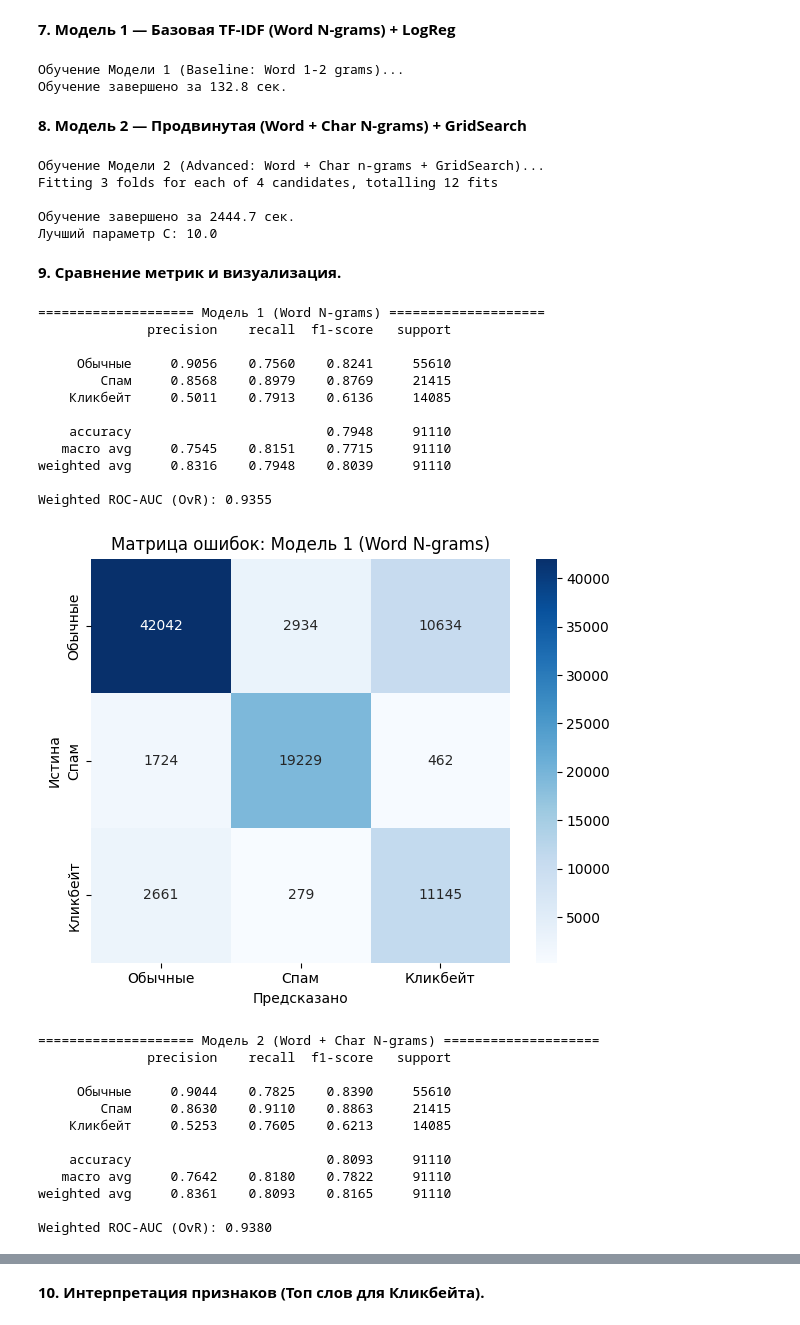
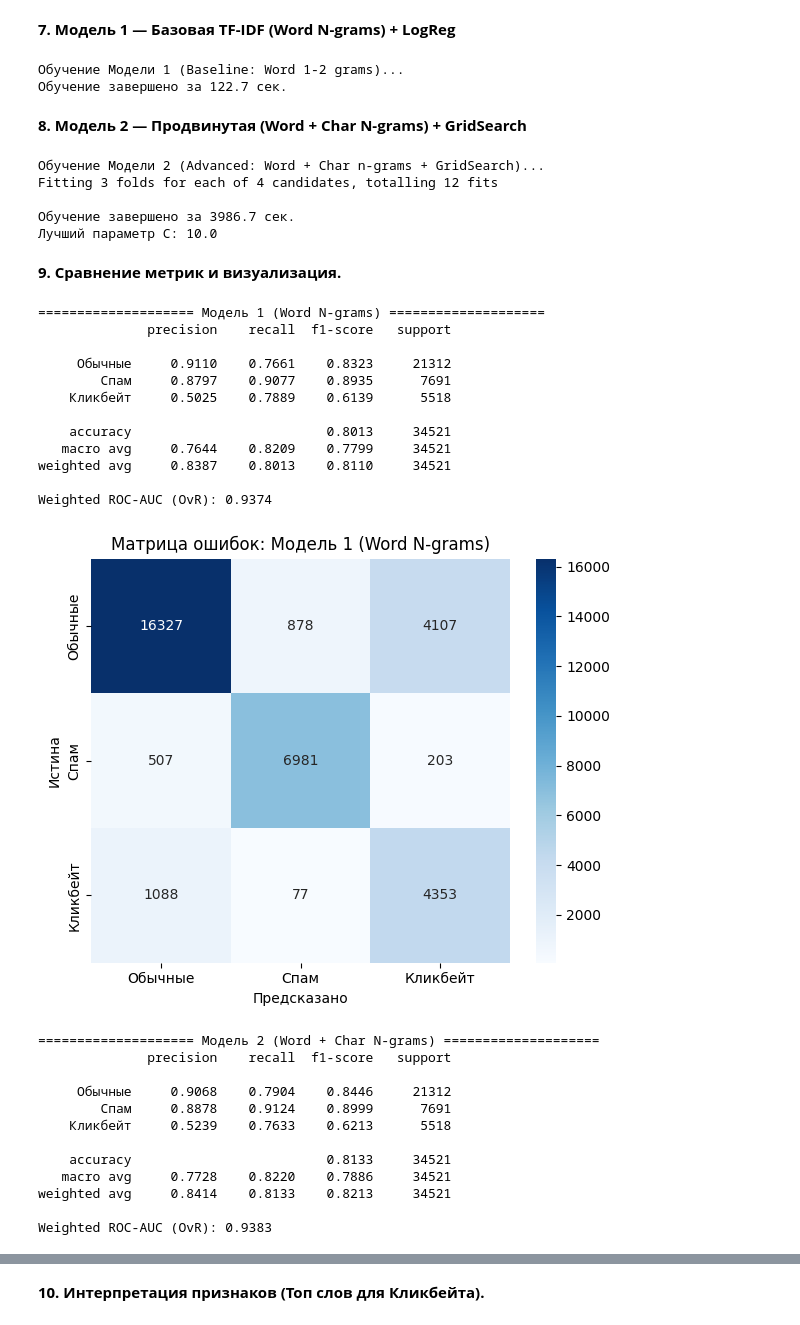
Before and after one commit to pudoff/SpamClickbaitClassification, a Jupyter notebook: Datasets/1_EDA-TFIDF_LogisticRegression.ipynb, the cells around one changed output, grey strips where cells are left out. Saved outputs shown, nothing was run; the diff lists cells and outputs as text; code cells hidden in the pictures.

```diff
--- a/Datasets/1_EDA-TFIDF_LogisticRegression.ipynb
+++ b/Datasets/1_EDA-TFIDF_LogisticRegression.ipynb
@@ -269,12 +284,27 @@ profile
 # %%
+# Контроль содержимого ДО дедупликации и train/test split.
+# df.csv не перезаписывается. Повторы x4+ удаляются как фрагменты;
+# затем исключаются записи без русских букв или с <3 русскими словами.
+from dataset_filtering import filter_dataset, save_filter_audit
+
+raw_shape = df.shape
+df, quality_changes, quality_stats = filter_dataset(df)
+quality_output_dir = OUTPUT_DIR / "filtering" / "1_EDA-TFIDF_LogisticRegression"
+save_filter_audit(quality_changes, quality_stats, quality_output_dir)
+print("Исходных записей:", quality_stats["input_rows"])
+print("Исключено по качеству:", quality_stats["excluded_rows"])
+print("Сохранено после исправления повторов:", quality_stats["corrected_retained_rows"])
+print("Журнал очистки:", quality_output_dir)
+
 # Сохраняем исходный размер датасета ПЕРЕД очисткой
-initial_shape = df.shape
+initial_shape = raw_shape
+after_quality_shape = df.shape
 
 # 1) Полные дубликаты (совпадают и текст, и метка)
 df = df.drop_duplicates()
 print(f"Исходный размер датасета: {initial_shape}")
 print(f"После удаления полных дубликатов: {df.shape}")
-print(f"Удалено строк: {initial_shape[0] - df.shape[0]}")
+print(f"Удалено строк: {after_quality_shape[0] - df.shape[0]}")
 
 # 2) Конфликтующие метки: один и тот же текст с разными метками.
 #    Такие строки переживают drop_duplicates и являются шумом в разметке -
@@ -385,7 +426,7 @@ print(f"\nПример очищенного текста:\n{X_train_clean.iloc[0
 **6. Настройка кросс-валидации и борьба с дисбалансом.**
 # %%
 # Стратифицированная кросс-валидация
-cv_strategy = StratifiedKFold(n_splits=3, shuffle=True, random_state=42)
+cv_strategy = StratifiedGroupKFold(n_splits=3, shuffle=True, random_state=42)
 # %% [markdown]
 **7. Модель 1 — Базовая TF-IDF (Word N-grams) + LogReg**
 # %%
@@ -417,13 +458,13 @@ model1 = Pipeline(
 )
 
 model1.fit(X_train_clean, y_train)
-pred1 = model1.predict(X_test_clean)
-proba1 = model1.predict_proba(X_test_clean)
+pred1 = model1.predict(X_dev_clean)
+proba1 = model1.predict_proba(X_dev_clean)
 
 print(f"Обучение завершено за {time.perf_counter() - t0:.1f} сек.")
 # %% [output]
 Обучение Модели 1 (Baseline: Word 1-2 grams)...
-Обучение завершено за 132.8 сек.
+Обучение завершено за 122.7 сек.
 # %% [markdown]
 **8. Модель 2 — Продвинутая (Word + Char N-grams) + GridSearch**
 # %%
@@ -466,23 +507,23 @@ model2_base = Pipeline(
     ]
 )
 
-# Подбор гиперпараметра регуляризации C на основе weighted F1 (учитывает дисбаланс)
+# Подбор гиперпараметра регуляризации C по macro F1: каждый класс имеет одинаковый вклад
 param_grid = {"clf__C": [0.5, 1.0, 10.0, 100.0]}
 
 grid = GridSearchCV(
     model2_base,
     param_grid,
     cv=cv_strategy,
-    scoring="f1_weighted",
+    scoring="f1_macro",
     n_jobs=N_JOBS,
     pre_dispatch=N_JOBS,   # не более N_JOBS копий X в очереди одновременно
     verbose=1,
 )
-grid.fit(X_train_clean, y_train)
+grid.fit(X_train_clean, y_train, groups=groups_train)
 
 best_model2 = grid.best_estimator_
-pred2 = best_model2.predict(X_test_clean)
-proba2 = best_model2.predict_proba(X_test_clean)
+pred2 = best_model2.predict(X_dev_clean)
+proba2 = best_model2.predict_proba(X_dev_clean)
 
 print(f"\nОбучение завершено за {time.perf_counter() - t0:.1f} сек.")
 print(f"Лучший параметр C: {grid.best_params_['clf__C']}")
@@ -490,7 +531,7 @@ print(f"Лучший параметр C: {grid.best_params_['clf__C']}")
 Обучение Модели 2 (Advanced: Word + Char n-grams + GridSearch)...
 Fitting 3 folds for each of 4 candidates, totalling 12 fits
 
-Обучение завершено за 2444.7 сек.
+Обучение завершено за 3986.7 сек.
 Лучший параметр C: 10.0
 # %% [markdown]
 **9. Сравнение метрик и визуализация.**
@@ -508,52 +549,52 @@ def evaluate_and_plot(y_true, y_pred, y_proba, model_name):
         roc_auc = roc_auc_score(y_true, y_proba, multi_class="ovr", average="weighted")
         print(f"Weighted ROC-AUC (OvR): {roc_auc:.4f}\n")
     except ValueError:
         print("Не удалось рассчитать ROC-AUC\n")
 
     # Матрица ошибок
     cm = confusion_matrix(y_true, y_pred)
     fig, ax = plt.subplots(figsize=(6, 5))
     sns.heatmap(
         cm,
         annot=True,
         fmt="d",
         cmap="Blues",
         xticklabels=target_names,
         yticklabels=target_names,
         ax=ax,
     )
     ax.set_xlabel("Предсказано")
     ax.set_ylabel("Истина")
     ax.set_title(f"Матрица ошибок: {model_name}")
     plt.tight_layout()
     plt.show()
 
 
-evaluate_and_plot(y_test, pred1, proba1, "Модель 1 (Word N-grams)")
-evaluate_and_plot(y_test, pred2, proba2, "Модель 2 (Word + Char N-grams)")
+evaluate_and_plot(y_dev, pred1, proba1, "Модель 1 (Word N-grams)")
+evaluate_and_plot(y_dev, pred2, proba2, "Модель 2 (Word + Char N-grams)")
 # %% [output]
 ==================== Модель 1 (Word N-grams) ====================
               precision    recall  f1-score   support
 
-     Обычные     0.9056    0.7560    0.8241     55610
-        Спам     0.8568    0.8979    0.8769     21415
-    Кликбейт     0.5011    0.7913    0.6136     14085
+     Обычные     0.9110    0.7661    0.8323     21312
+        Спам     0.8797    0.9077    0.8935      7691
+    Кликбейт     0.5025    0.7889    0.6139      5518
 
-    accuracy                         0.7948     91110
-   macro avg     0.7545    0.8151    0.7715     91110
-weighted avg     0.8316    0.7948    0.8039     91110
+    accuracy                         0.8013     34521
+   macro avg     0.7644    0.8209    0.7799     34521
+weighted avg     0.8387    0.8013    0.8110     34521
 
-Weighted ROC-AUC (OvR): 0.9355
+Weighted ROC-AUC (OvR): 0.9374
-[figure, old version]
+[figure, new version]
 ==================== Модель 2 (Word + Char N-grams) ====================
               precision    recall  f1-score   support
 
-     Обычные     0.9044    0.7825    0.8390     55610
-        Спам     0.8630    0.9110    0.8863     21415
-    Кликбейт     0.5253    0.7605    0.6213     14085
+     Обычные     0.9068    0.7904    0.8446     21312
+        Спам     0.8878    0.9124    0.8999      7691
+    Кликбейт     0.5239    0.7633    0.6213      5518
 
-    accuracy                         0.8093     91110
-   macro avg     0.7642    0.8180    0.7822     91110
-weighted avg     0.8361    0.8093    0.8165     91110
+    accuracy                         0.8133     34521
+   macro avg     0.7728    0.8220    0.7886     34521
+weighted avg     0.8414    0.8133    0.8213     34521
 
-Weighted ROC-AUC (OvR): 0.9380
+Weighted ROC-AUC (OvR): 0.9383
```
Also changed, not shown: parts of 29 cells of this notebook, 32 other files.
